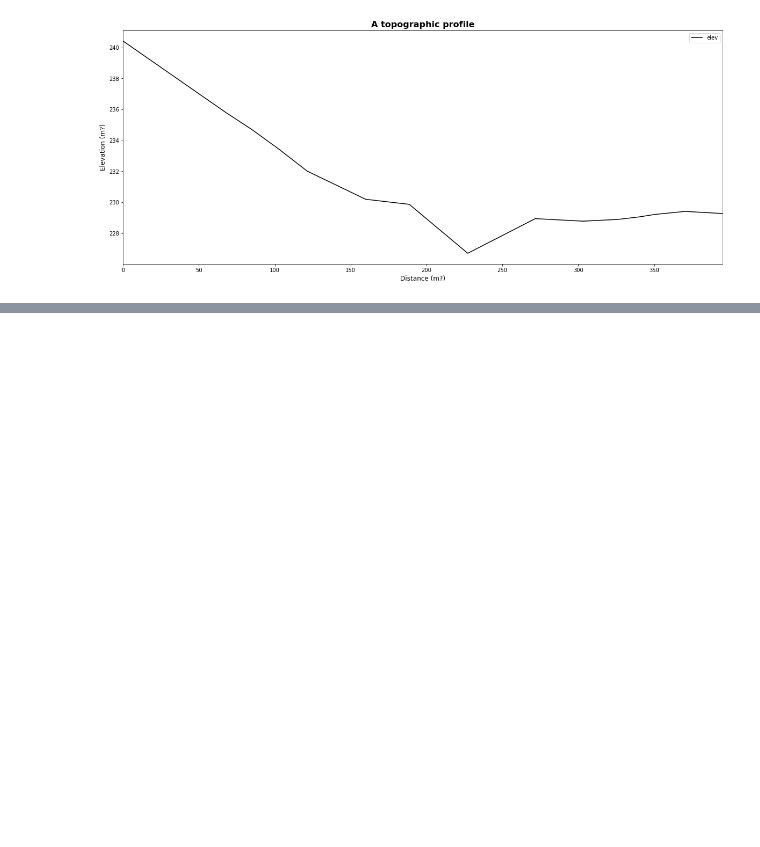
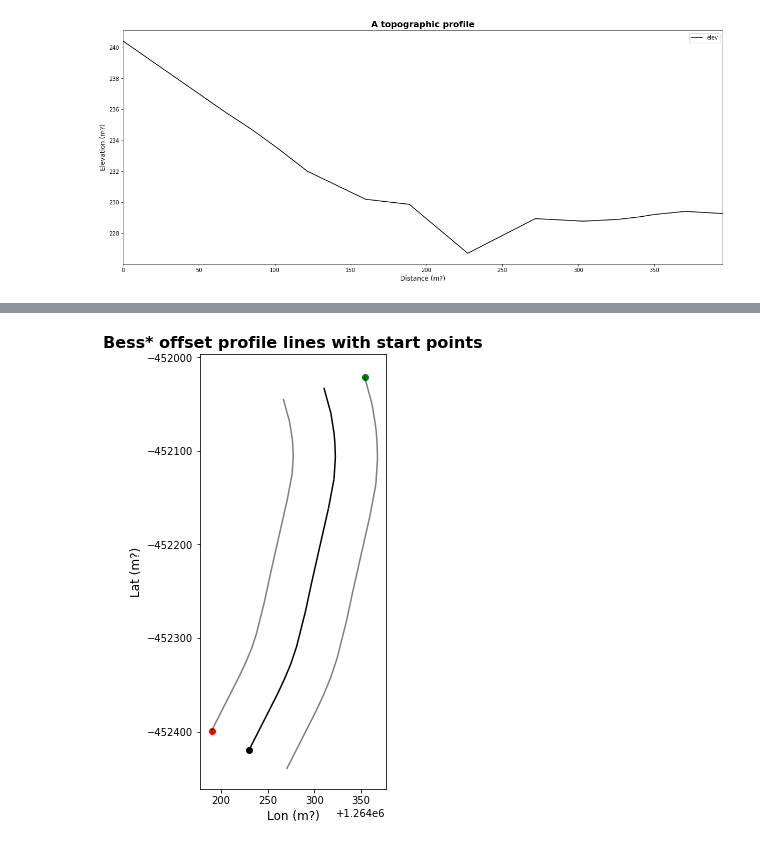
Before and after one commit to Dewberry/fcast, a Jupyter notebook: transit/advanced_profile_creation-Dev.ipynb, the cells around one changed output, grey strips where cells are left out. Drawn from its saved outputs; the diff is of its cells as text; code cells hidden in the pictures; blank space fills up the shorter version.

```diff
--- a/transit/advanced_profile_creation-Dev.ipynb
+++ b/transit/advanced_profile_creation-Dev.ipynb
@@ -142 +183,30 @@ sample_dict = gdf_roads[gdf_roads['streets'].str.contains('Bess')].loc[0]
+# %%
+# Split out the road
+bess_singleline = multi_to_single_lines(bess_road.geometry)
+bess_gdf = gpd.GeoDataFrame(bess_singleline.items(), columns=['road', 'geometry'])
+
+# Determine which vertex is the first one
+vertecies_road = [Point(coord) for coord in bess_gdf.geometry[0].coords]
+vertecies_left = [Point(coord) for coord in bess_profiles.geometry[0].coords]
+vertecies_right = [Point(coord) for coord in bess_profiles.geometry[1].coords]
+
+road_start = gpd.GeoDataFrame(vertecies_road[0:1], columns=['geometry'])
+left_start = gpd.GeoDataFrame(vertecies_left[0:1], columns=['geometry'])
+right_start = gpd.GeoDataFrame(vertecies_right[0:1], columns=['geometry'])
+
+# Showcase results
+fig, ax = plt.subplots(figsize=(20,8))
+
+bess_profiles.plot(color='k', alpha=0.5, ax=ax);
+bess_road.plot(color='k', ax=ax);
+
+road_start.plot(color='k', ax=ax);
+left_start.plot(color='r', ax=ax);
+right_start.plot(color='g', ax=ax);
+
+ax.set_ylabel("Lat (m?)", fontsize=12)
+ax.set_xlabel("Lon (m?)", fontsize=12)
+ax.set_title("Bess* offset profile lines with start points", fontsize=16, fontweight='bold');
+# %% [output]
+[figure, added]
 # %%
```
Also changed, not shown: parts of 21 cells of this notebook.
